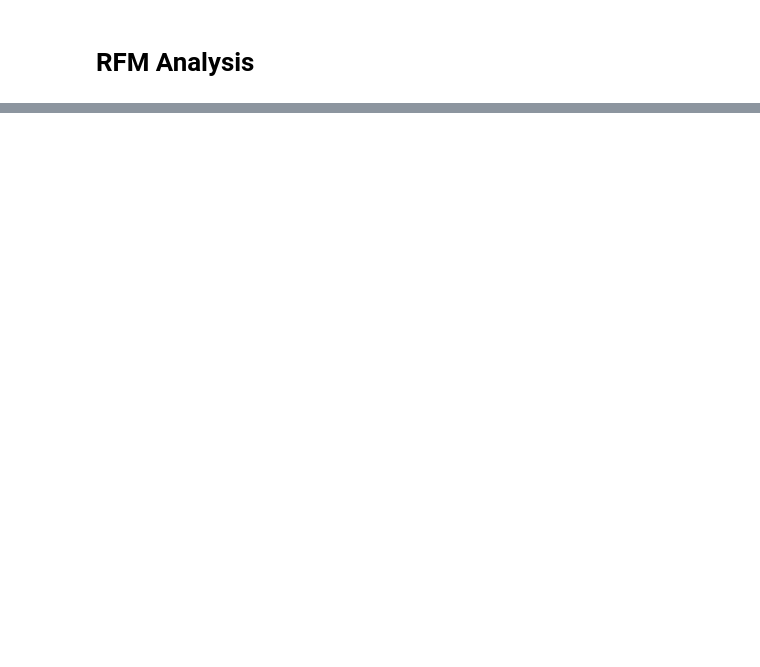
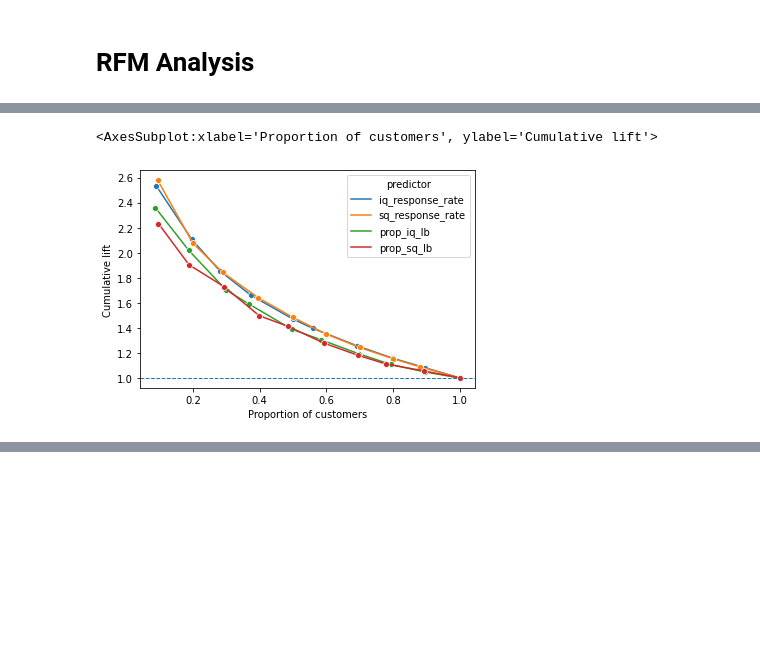
Before and after one commit to sauravjayan/Intuit-Quickbooks, a Jupyter notebook: intuit.ipynb, the cells around one changed output, grey strips where cells are left out. Drawn from its saved outputs; the diff is of its cells as text; code cells hidden in the pictures; blank space fills up the shorter version.

```diff
--- a/intuit.ipynb
+++ b/intuit.ipynb
@@ -223,0 +362,6 @@ As expected last(recency), numords(frequency), and dollars(monetary) variables h
+# %%
+#Lift plot
+rsm.lift_plot(df=intuit_test,rvar='res1_yes',lev=1,pred=['iq_response_rate','sq_response_rate','prop_iq_lb','prop_sq_lb'])
+# %% [output]
+<AxesSubplot:xlabel='Proportion of customers', ylabel='Cumulative lift'>
+[figure, added]
```
Also changed, not shown: parts of 23 cells of this notebook, 1 other file.
